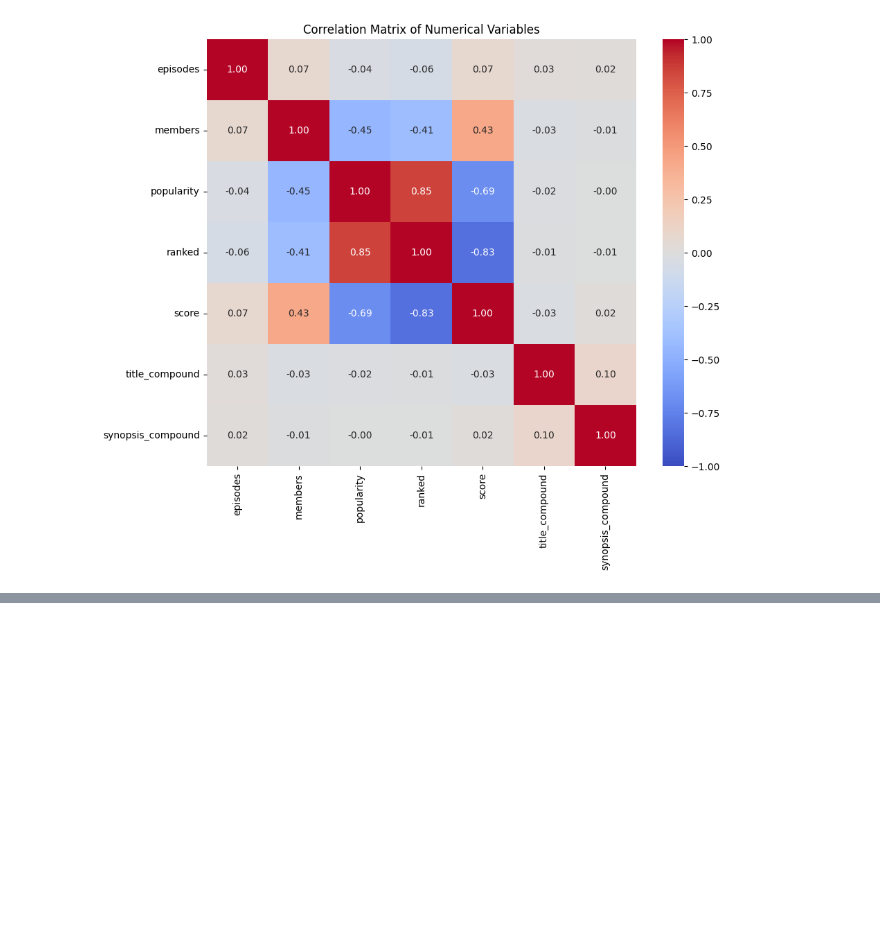
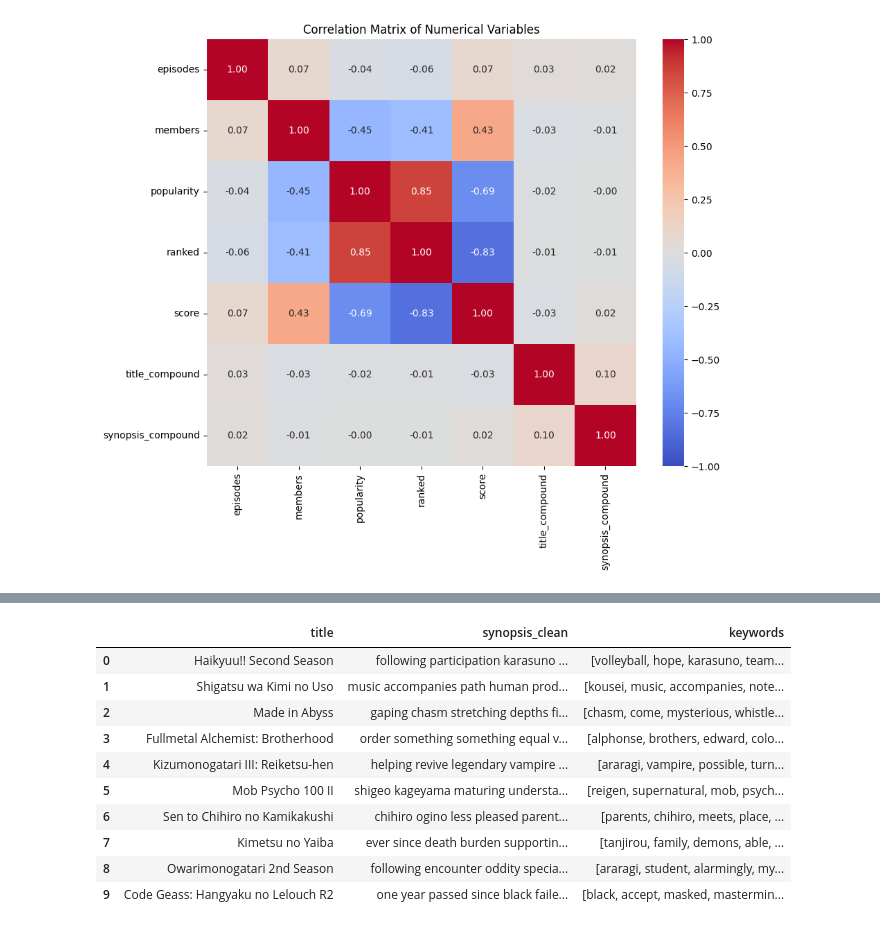
Before and after one commit to tobiasseck/anime-data-analytics-project, a Jupyter notebook: text-analysis.ipynb, the cells around one changed output, grey strips where cells are left out. Saved outputs shown, nothing was run; the diff lists cells and outputs as text; code cells hidden in the pictures; blank space fills up the shorter version.

```diff
--- a/text-analysis.ipynb
+++ b/text-analysis.ipynb
@@ -89,3 +91,39 @@ lda_vis = gensimvis.prepare(lda_model, corpus, dictionary)
 pyLDAvis.display(lda_vis)
 # %% [output]
 [interactive output not drawn]
+# %%
+def preprocess(text):
+    tokens = [word for word in text.lower().split() if word.isalpha() and word not in stop_words]
+    return ' '.join(tokens)
+
+animes_df['synopsis_clean'] = animes_df['synopsis_clean'].apply(preprocess)
+
+def extract_keywords(text):
+    if not text.strip():  # Check for empty or whitespace-only text
+        return []
+    vectorizer = TfidfVectorizer(stop_words='english', max_features=10)
+    try:
+        tfidf_matrix = vectorizer.fit_transform([text])
+        feature_names = vectorizer.get_feature_names_out()
+        tfidf_scores = zip(feature_names, tfidf_matrix.toarray()[0])
+        sorted_tfidf_scores = sorted(tfidf_scores, key=lambda x: x[1], reverse=True)
+        top_keywords = [word for word, score in sorted_tfidf_scores[:10]]
+        return top_keywords
+    except ValueError:
+        return []
+
+animes_df['keywords'] = animes_df['synopsis_clean'].apply(extract_keywords)
+
+animes_df[['title', 'synopsis_clean', 'keywords']].head(10)
+# %% [output]
+|  | title | synopsis_clean | keywords |
+| 0 | Haikyuu!! Second Season | following participation karasuno ... | [volleyball, hope, karasuno, team... |
+| 1 | Shigatsu wa Kimi no Uso | music accompanies path human prod... | [kousei, music, accompanies, note... |
+| 2 | Made in Abyss | gaping chasm stretching depths fi... | [chasm, come, mysterious, whistle... |
+| 3 | Fullmetal Alchemist: Brotherhood | order something something equal v... | [alphonse, brothers, edward, colo... |
+| 4 | Kizumonogatari III: Reiketsu-hen | helping revive legendary vampire ... | [araragi, vampire, possible, turn... |
+| 5 | Mob Psycho 100 II | shigeo kageyama maturing understa... | [reigen, supernatural, mob, psych... |
+| 6 | Sen to Chihiro no Kamikakushi | chihiro ogino less pleased parent... | [parents, chihiro, meets, place, ... |
+| 7 | Kimetsu no Yaiba | ever since death burden supportin... | [tanjirou, family, demons, able, ... |
+| 8 | Owarimonogatari 2nd Season | following encounter oddity specia... | [araragi, student, alarmingly, my... |
+| 9 | Code Geass: Hangyaku no Lelouch R2 | one year passed since black faile... | [black, accept, masked, mastermin... |
```
Also changed, not shown: parts of 3 cells of this notebook.
